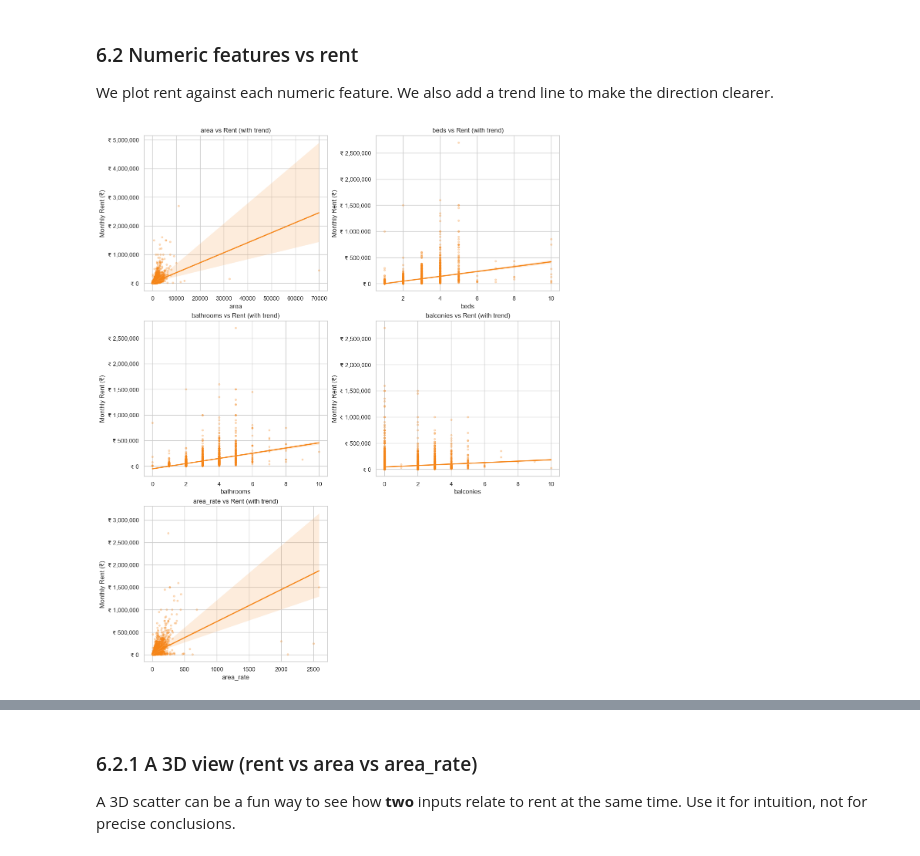
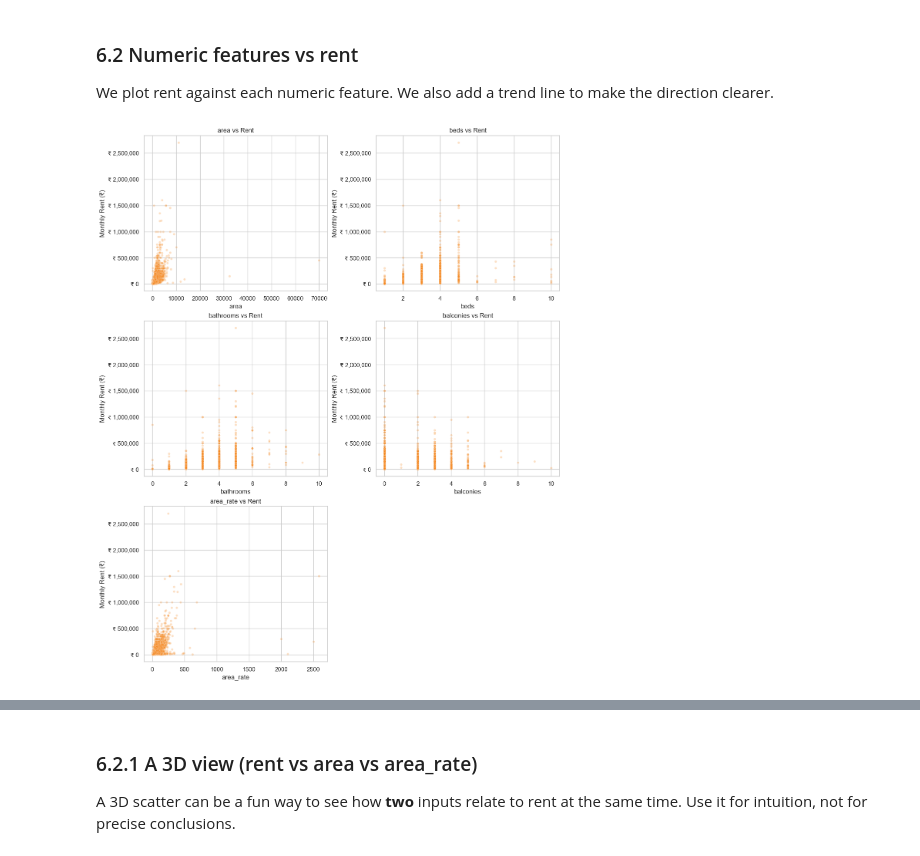
Before and after one commit to nvishnuprasad/ml-learning, a Jupyter notebook: regression/end_to_end_indian_house_rent_regression.ipynb, the cells around one changed output, grey strips where cells are left out. Cells and saved outputs as stored; diff of their text form; code cells hidden in the pictures.

```diff
--- a/regression/end_to_end_indian_house_rent_regression.ipynb
+++ b/regression/end_to_end_indian_house_rent_regression.ipynb
@@ -463,39 +463,47 @@ plt.show()
 
 We plot rent against each numeric feature.
 We also add a trend line to make the direction clearer.
-# %%
-import numpy as np
-
-numeric_cols = ["area", "beds", "bathrooms", "balconies", "area_rate"]
-numeric_cols = [c for c in numeric_cols if c in df.columns]
-
-# Plot in a grid to reduce scrolling
-n = len(numeric_cols)
-ncols = 2 if n > 1 else 1
-nrows = int(np.ceil(n / ncols))
-
-fig, axes = plt.subplots(nrows=nrows, ncols=ncols, figsize=(12, 4.8 * nrows), constrained_layout=True)
-axes = np.atleast_1d(axes).ravel()
-
-for ax, col in zip(axes, numeric_cols):
-    sns.regplot(
-        data=df,
-        x=col,
-        y="rent",
-        scatter_kws={"alpha": 0.25, "s": 18},
-        line_kws={"linewidth": 2},
-        color="#F58518",
-        ax=ax
-    )
-    ax.yaxis.set_major_formatter(inr_formatter)
-    ax.set_title(f"{col} vs Rent (with trend)")
-    ax.set_xlabel(col)
-    ax.set_ylabel("Monthly Rent (₹)")
-
-# Hide any unused axes
-for ax in axes[len(numeric_cols):]:
-    ax.set_visible(False)
-
-plt.show()
-# %% [output]
-[figure, removed]
+# %%
+# %matplotlib widget
+
+import numpy as np
+
+numeric_cols = ["area", "beds", "bathrooms", "balconies", "area_rate"]
+numeric_cols = [c for c in numeric_cols if c in df.columns]
+
+# Plot in a grid to reduce scrolling
+n = len(numeric_cols)
+ncols = 2 if n > 1 else 1
+nrows = int(np.ceil(n / ncols))
+
+fig, axes = plt.subplots(
+    nrows=nrows,
+    ncols=ncols,
+    figsize=(12, 4.8 * nrows),
+    constrained_layout=True
+)
+
+axes = np.atleast_1d(axes).ravel()
+
+for ax, col in zip(axes, numeric_cols):
+    sns.scatterplot(
+        data=df,
+        x=col,
+        y="rent",
+        alpha=0.25,
+        s=18,
+        color="#F58518",
+        ax=ax
+    )
+    ax.yaxis.set_major_formatter(inr_formatter)
+    ax.set_title(f"{col} vs Rent")
+    ax.set_xlabel(col)
+    ax.set_ylabel("Monthly Rent (₹)")
+
+# Hide unused axes
+for ax in axes[len(numeric_cols):]:
+    ax.set_visible(False)
+
+plt.show()
+# %% [output]
+[figure, added]
```
Also changed, not shown: parts of 22 cells of this notebook, 2 other files.
